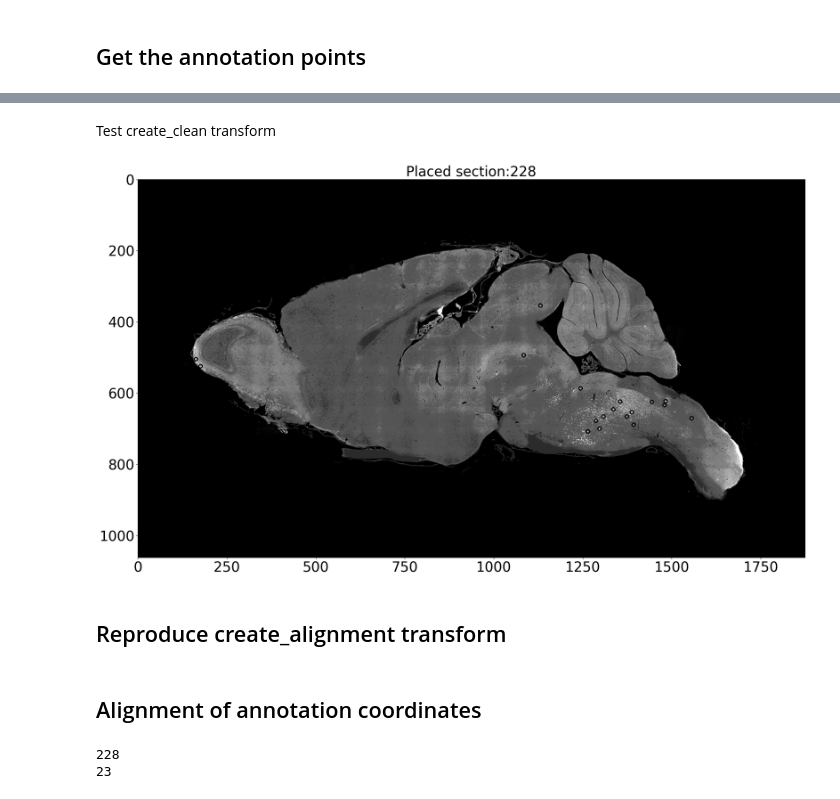
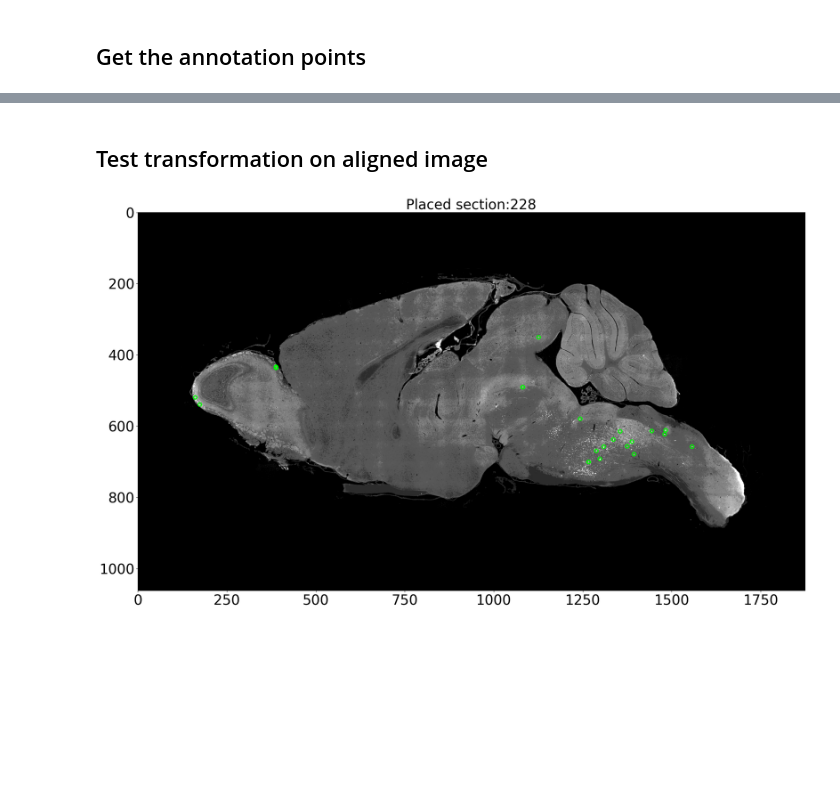
Before and after one commit to ActiveBrainAtlas2/preprocessing-pipeline, a Jupyter notebook: notebooks/reverse_rotation.ipynb, the cells around one changed output, grey strips where cells are left out. Saved outputs shown, nothing was run; the diff lists cells and outputs as text; code cells hidden in the pictures; blank space fills up the shorter version.

```diff
--- a/notebooks/reverse_rotation.ipynb
+++ b/notebooks/reverse_rotation.ipynb
@@ -65,18 +69,23 @@ cshl_df.head()
 # %%
-# Test on unaligned, normalized and rotated images. These turn out nicely
-section_test_num = 228
 filename = f'{str(section_test_num).zfill(3)}.tif'
 filepath = os.path.join(IMG_PATH, 'CH3/normalized', filename)
 img = cv2.imread(filepath, -1)
+img = (img/256).astype(np.uint8)
+img = cv2.cvtColor(img, cv2.COLOR_BGR2RGB)
 radius = 5
 color = (0,255,1)
 df = cshl_df.loc[cshl_df['section'] == section_test_num]
 for index, row in df.iterrows():
     x = round(row['xp']/downsample_factor)
     y = round(row['yp']/downsample_factor)
-    #print(x,y)
     cv2.circle(img, (int(x), int(y)), radius, color, 2)
 
 outpath = os.path.join(IMG_PATH,'CH3',f'{section_test_num}.out.tif')
 cv2.imwrite(outpath, img)
+fig=plt.figure(figsize=(26,18), dpi= 100, facecolor='w', edgecolor='k')
+plt.imshow(img, cmap="gray")
+plt.title('CSHL raw image rotated section:{}'.format(section_test_num), fontsize=30)
+plt.tick_params(axis='x', labelsize=30)
+plt.tick_params(axis='y', labelsize=30)
+plt.show()
 # %% [output]
@@ -92,0 +126,21 @@ for index, row in cshl_df.iterrows():
+# %%
+# test on image that has been rotated and placed in standard size
+filename = f'{str(section_test_num).zfill(3)}.tif'
+filepath = os.path.join(IMG_PATH, 'CH3/thumbnail_cleaned_normalized', filename)
+img = cv2.imread(filepath, -1)
+img = (img/256).astype(np.uint8)
+img = cv2.cvtColor(img, cv2.COLOR_BGR2RGB)
+
+points = cleaned_section_points[section_test_num]
+for point in points:
+    x = point[0]
+    y = point[1]
+    cv2.circle(img, (int(x), int(y)), radius, color, 2)
+outpath = os.path.join(IMG_PATH,'CH3',f'{section_test_num}.cleaned.out.tif')
+cv2.imwrite(outpath, img)
+fig=plt.figure(figsize=(26,18), dpi= 100, facecolor='w', edgecolor='k')
+plt.imshow(img, cmap="gray")
+plt.title('Image with padded offset section:{}'.format(section_test_num), fontsize=30)
+plt.tick_params(axis='x', labelsize=30)
+plt.tick_params(axis='y', labelsize=30)
+plt.show()
@@ -127,2 +150,0 @@ for section_num in sections:
-# %% [markdown]
-Test create_clean transform
@@ -129,23 +178,24 @@ Test create_clean transform
+# %% [markdown]
+## Test transformation on aligned image
 # %%
-# test on image that has been rotated and placed in standard size
 filename = f'{str(section_test_num).zfill(3)}.tif'
-filepath = os.path.join(IMG_PATH, 'CH3/thumbnail_cleaned_normalized', filename)
+filepath = os.path.join(IMG_PATH, 'CH3/thumbnail_aligned_normalized', filename)
 img = cv2.imread(filepath, -1)
-points = cleaned_section_points[section_test_num]
+img = (img/256).astype(np.uint8)
+img = cv2.cvtColor(img, cv2.COLOR_BGR2RGB)
+
+points = aligned_section_points[section_test_num]
 for point in points:
     x = point[0]
     y = point[1]
-    #print(x,y)
     cv2.circle(img, (int(x), int(y)), radius, color, 2)
-outpath = os.path.join(IMG_PATH,'CH3',f'{section_test_num}.cleaned.out.tif')
+outpath = os.path.join(IMG_PATH,'CH3',f'{section_test_num}.aligned.out.tif')
 cv2.imwrite(outpath, img)
 fig=plt.figure(figsize=(26,18), dpi= 100, facecolor='w', edgecolor='k')
 plt.imshow(img, cmap="gray")
 plt.title('Placed section:{}'.format(section_test_num), fontsize=30)
 plt.tick_params(axis='x', labelsize=30)
 plt.tick_params(axis='y', labelsize=30)
 plt.show()
 # %% [output]
-[figure, old version]
+[figure, new version]
-# %% [markdown]
-## Reproduce create_alignment transform
@@ -162,2 +201,0 @@ for filename, transform in ordered_transforms:
-# %% [markdown]
-## Alignment of annotation coordinates
@@ -169,7 +201,0 @@ for section_num, vertices in cleaned_section_points.items():
-# %%
-points = aligned_section_points[section_test_num]
-print(section_test_num)
-print(len(points))
-# %% [output]
-228
-23
```
Also changed, not shown: parts of 18 cells of this notebook, 3 other files.
